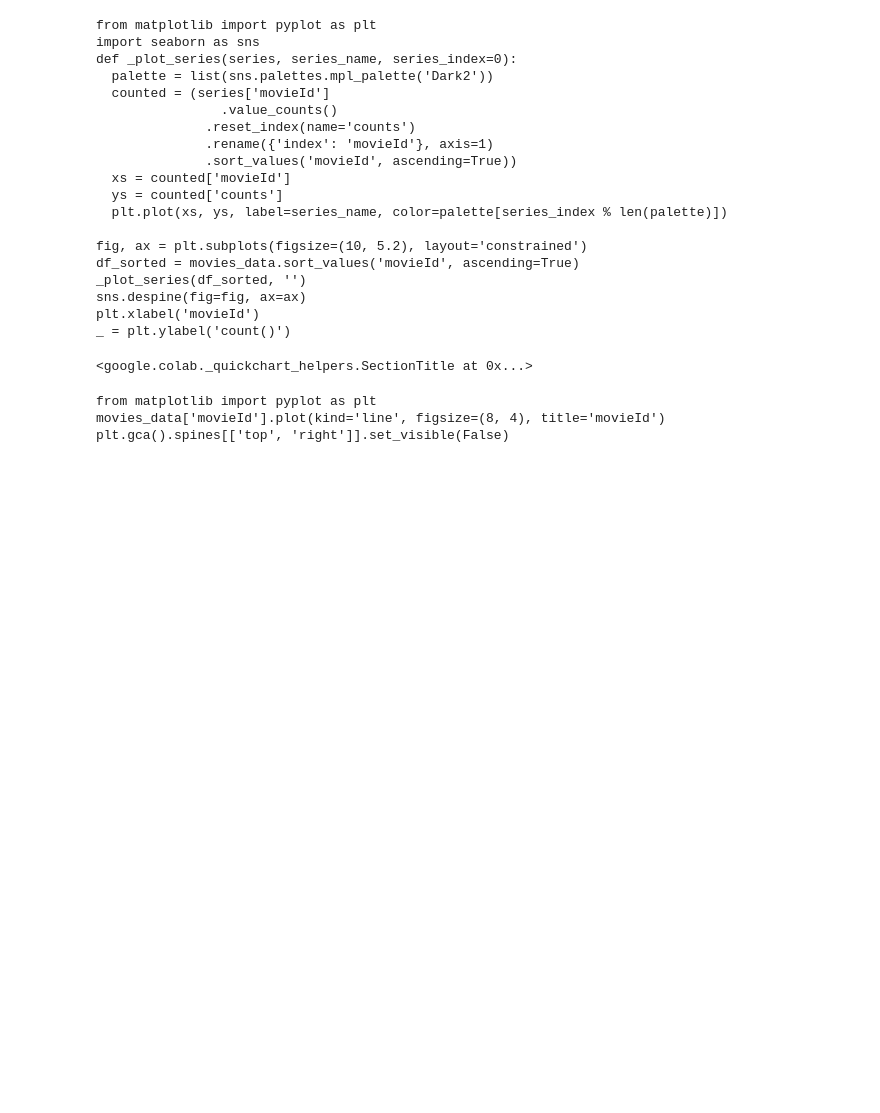
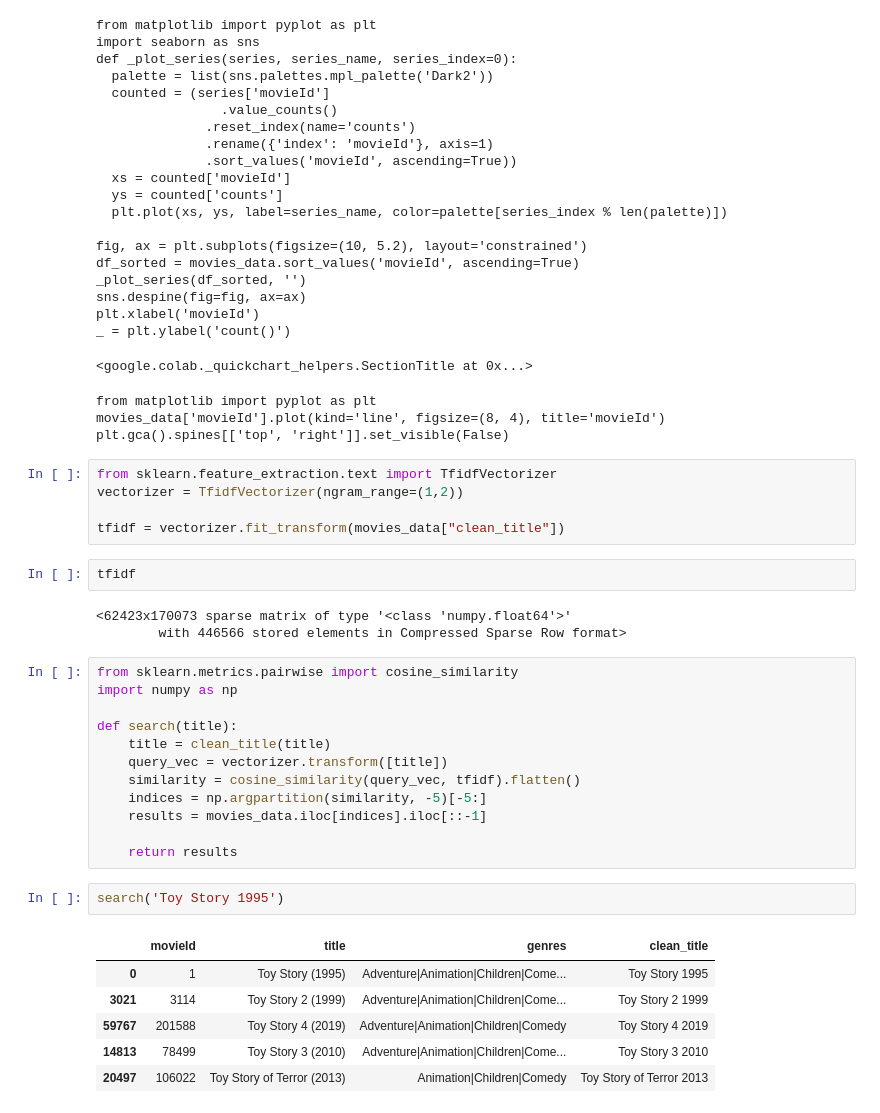
Before and after one commit to M3nnoun/Movie-Recommendation-System, a Jupyter notebook: movie_recomendation_system.ipynb, the cells around one changed output. Drawn from its saved outputs; the diff is of its cells as text; blank space fills up the shorter version.

```diff
--- a/movie_recomendation_system.ipynb
+++ b/movie_recomendation_system.ipynb
@@ -84,3 +84,34 @@ _ = plt.ylabel('count()')
 from matplotlib import pyplot as plt
 movies_data['movieId'].plot(kind='line', figsize=(8, 4), title='movieId')
 plt.gca().spines[['top', 'right']].set_visible(False)
+# %%
+from sklearn.feature_extraction.text import TfidfVectorizer
+vectorizer = TfidfVectorizer(ngram_range=(1,2))
+
+tfidf = vectorizer.fit_transform(movies_data["clean_title"])
+# %%
+tfidf
+# %% [output]
+<62423x170073 sparse matrix of type '<class 'numpy.float64'>'
+        with 446566 stored elements in Compressed Sparse Row format>
+# %%
+from sklearn.metrics.pairwise import cosine_similarity
+import numpy as np
+
+def search(title):
+    title = clean_title(title)
+    query_vec = vectorizer.transform([title])
+    similarity = cosine_similarity(query_vec, tfidf).flatten()
+    indices = np.argpartition(similarity, -5)[-5:]
+    results = movies_data.iloc[indices].iloc[::-1]
+
+    return results
+# %%
+search('Toy Story 1995')
+# %% [output]
+|  | movieId | title | genres | clean_title |
+| 0 | 1 | Toy Story (1995) | Adventure|Animation|Children|Come... | Toy Story 1995 |
+| 3021 | 3114 | Toy Story 2 (1999) | Adventure|Animation|Children|Come... | Toy Story 2 1999 |
+| 59767 | 201588 | Toy Story 4 (2019) | Adventure|Animation|Children|Comedy | Toy Story 4 2019 |
+| 14813 | 78499 | Toy Story 3 (2010) | Adventure|Animation|Children|Come... | Toy Story 3 2010 |
+| 20497 | 106022 | Toy Story of Terror (2013) | Animation|Children|Comedy | Toy Story of Terror 2013 |
```
Also changed, not shown: parts of 1 cell of this notebook.
